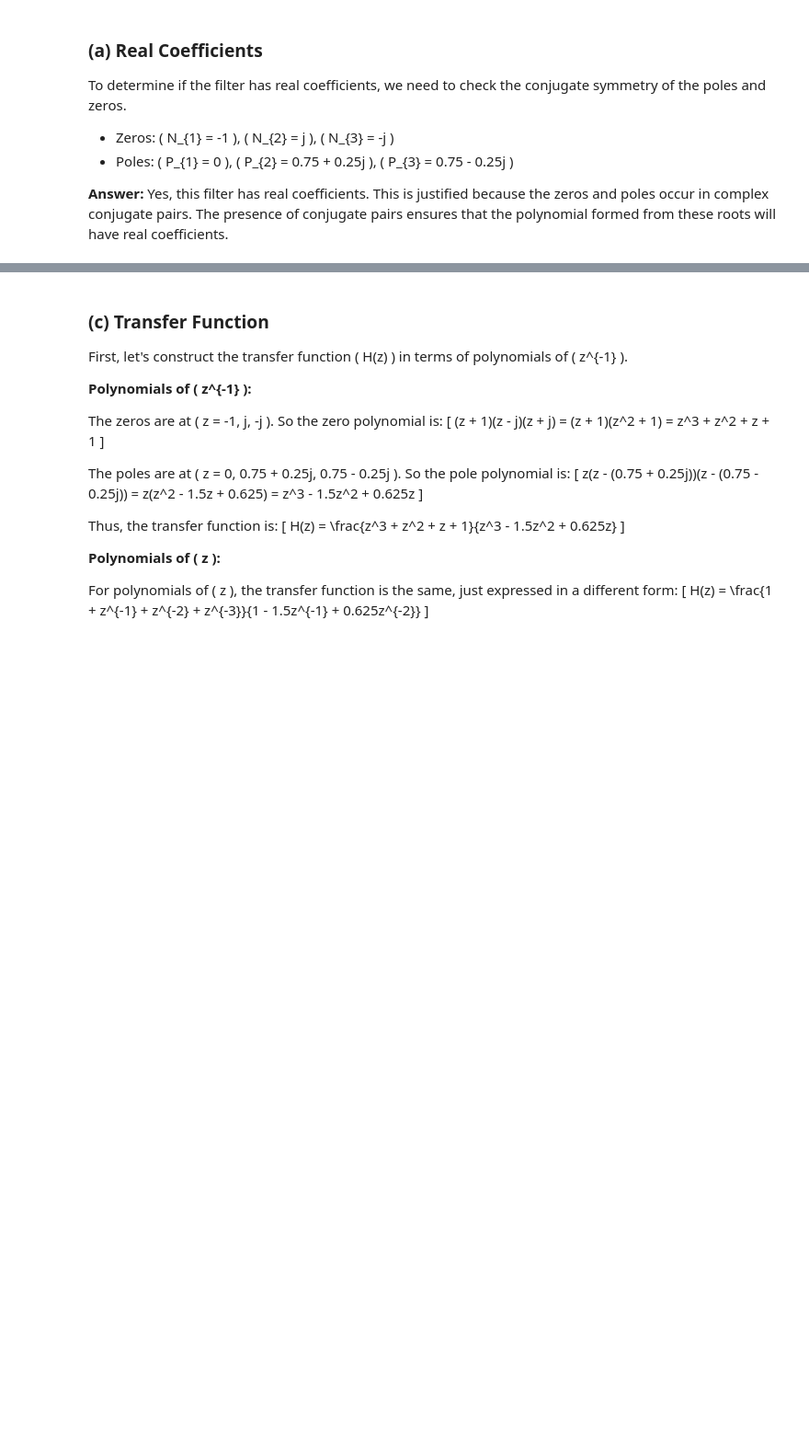
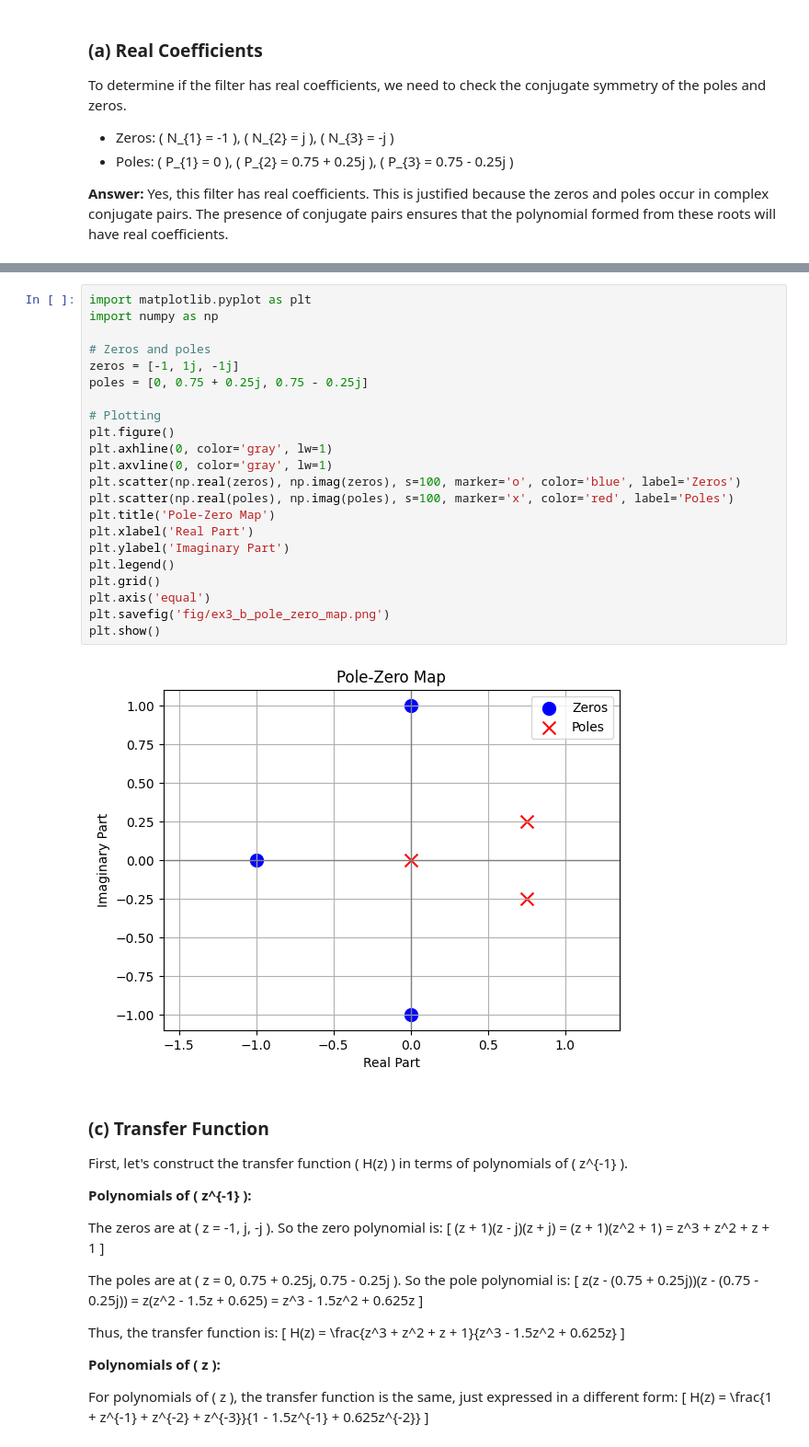
Before and after one commit to wolfram-laube/dsp-ue_grp-22, a Jupyter notebook: Assignment_5/DSP_Assignment_5.ipynb, the cells around one changed output, grey strips where cells are left out. Shown at 92% size. Saved outputs shown, nothing was run; the diff lists cells and outputs as text; blank space fills up the shorter version.

```diff
--- a/Assignment_5/DSP_Assignment_5.ipynb
+++ b/Assignment_5/DSP_Assignment_5.ipynb
@@ -314,3 +367,27 @@ plt.show()
+# %%
+import matplotlib.pyplot as plt
+import numpy as np
+
+# Zeros and poles
+zeros = [-1, 1j, -1j]
+poles = [0, 0.75 + 0.25j, 0.75 - 0.25j]
+
+# Plotting
+plt.figure()
+plt.axhline(0, color='gray', lw=1)
+plt.axvline(0, color='gray', lw=1)
+plt.scatter(np.real(zeros), np.imag(zeros), s=100, marker='o', color='blue', label='Zeros')
+plt.scatter(np.real(poles), np.imag(poles), s=100, marker='x', color='red', label='Poles')
+plt.title('Pole-Zero Map')
+plt.xlabel('Real Part')
+plt.ylabel('Imaginary Part')
+plt.legend()
+plt.grid()
+plt.axis('equal')
+plt.savefig('fig/ex3_b_pole_zero_map.png')
+plt.show()
+# %% [output]
+[figure, added]
 # %% [markdown]
 ### (c) Transfer Function
 First, let's construct the transfer function \( H(z) \) in terms of polynomials of \( z^{-1} \).
```
Also changed, not shown: parts of 21 cells of this notebook, 37 other files.
